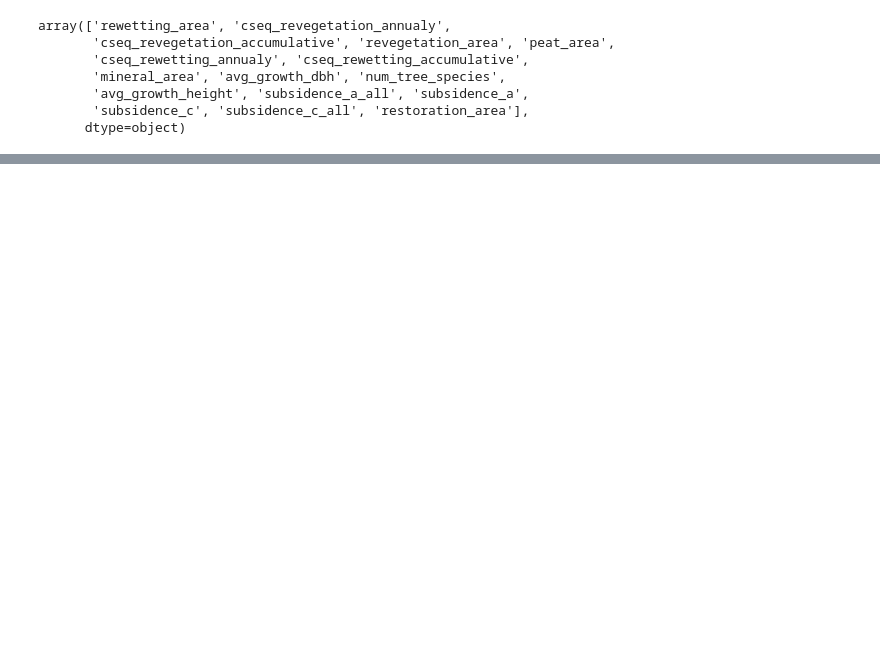
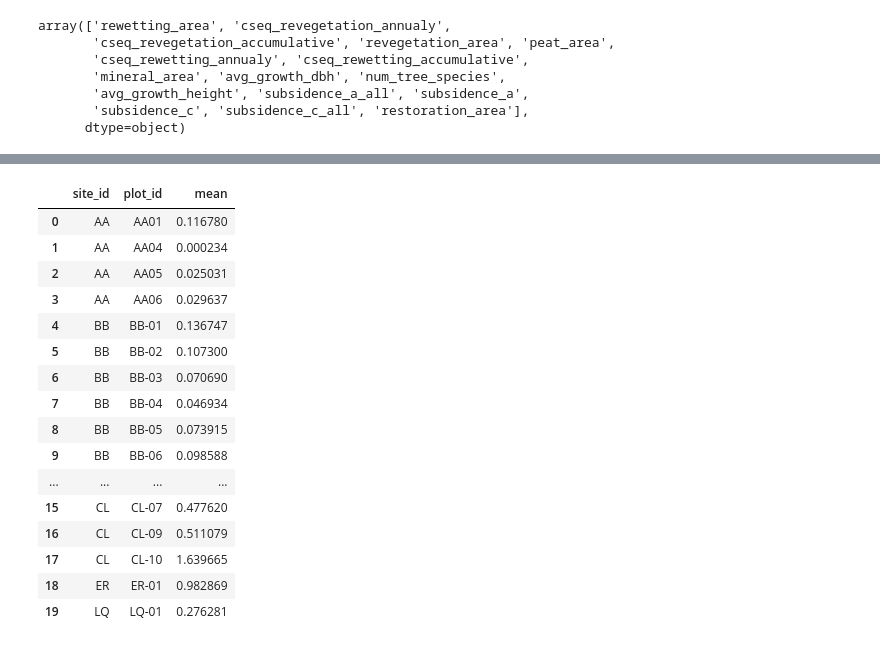
Before and after one commit to ZakiRMuc/CBRMS, a Jupyter notebook: CBRMS_biomass.ipynb, the cells around one changed output, grey strips where cells are left out. Drawn from its saved outputs; the diff is of its cells as text; code cells hidden in the pictures; blank space fills up the shorter version.

```diff
--- a/CBRMS_biomass.ipynb
+++ b/CBRMS_biomass.ipynb
@@ -492,0 +506,4 @@ monitoring_height_mean = pd.Series.to_frame(tree_monitorings.groupby(['site_id',
+# %%
+tree_monitorings['submission_year'] = tree_monitorings['submission_time'].dt.strftime("%Y")
+# %%
+tree_monitorings['submission_month'] = tree_monitorings['submission_time'].dt.strftime("%Y-%m")
@@ -492,0 +556,23 @@ monitoring_height_mean = pd.Series.to_frame(tree_monitorings.groupby(['site_id',
+# %%
+tree_biomass_python_with_site = tree_biomasses_python.merge(tree_monitorings[['id','plot_id','site_id','submission_year']], left_on = ['monitoring_id'], right_on = ['id'], how = 'left')
+# %%
+monitoring_result_mean = (tree_biomass_python_with_site.groupby(['site_id','plot_id'])['carbon'].agg(['mean'])).reset_index()
+monitoring_result_mean
+# %% [output]
+|  | site_id | plot_id | mean |
+| 0 | AA | AA01 | 0.116780 |
+| 1 | AA | AA04 | 0.000234 |
+| 2 | AA | AA05 | 0.025031 |
+| 3 | AA | AA06 | 0.029637 |
+| 4 | BB | BB-01 | 0.136747 |
+| 5 | BB | BB-02 | 0.107300 |
+| 6 | BB | BB-03 | 0.070690 |
+| 7 | BB | BB-04 | 0.046934 |
+| 8 | BB | BB-05 | 0.073915 |
+| 9 | BB | BB-06 | 0.098588 |
+| ... | ... | ... | ... |
+| 15 | CL | CL-07 | 0.477620 |
+| 16 | CL | CL-09 | 0.511079 |
+| 17 | CL | CL-10 | 1.639665 |
+| 18 | ER | ER-01 | 0.982869 |
+| 19 | LQ | LQ-01 | 0.276281 |
```
Also changed, not shown: parts of 30 cells of this notebook.
